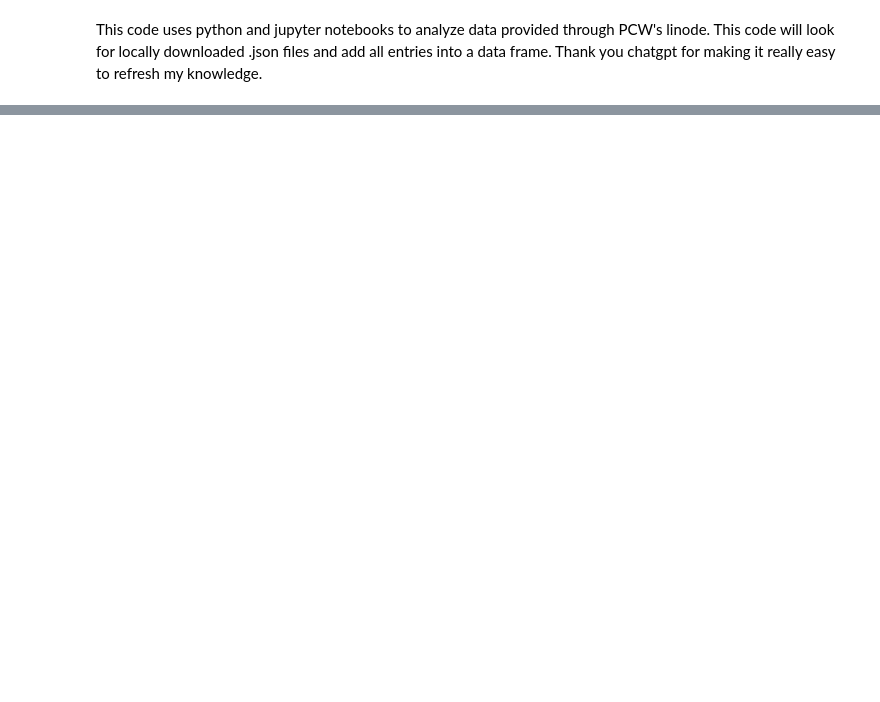
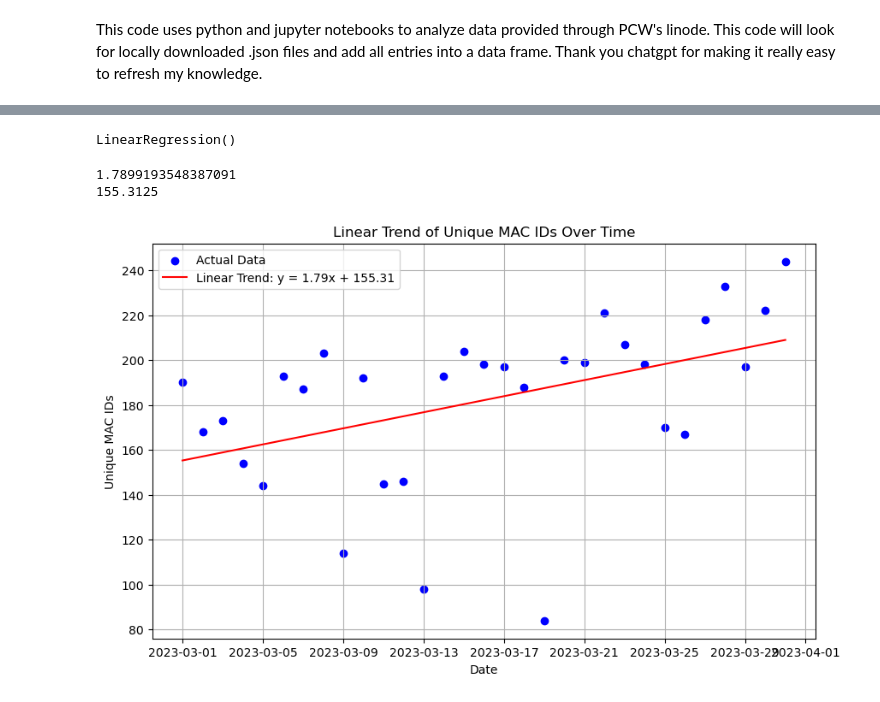
Before and after one commit to phillycommunitywireless/mac_id_report_generator, a Jupyter notebook: 1PCW.ipynb, the cells around one changed output, grey strips where cells are left out. Cells and saved outputs as stored; diff of their text form; code cells hidden in the pictures; blank space fills up the shorter version.

Commit message:
Added linear regression analysis.
- added linear regression to see rate of growth over time
- expanded analysis to full month of march instead of just 1-3

```diff
--- a/1PCW.ipynb
+++ b/1PCW.ipynb
@@ -190,3 +212,4 @@ plt.show()
 # %%
-#downward trend may be explained by us not having the full month. Due to the fact that some data entries seem to be saved in the future files,
-#we may be missing all information
+# Convert dates to days since the first date
+df1 = filtered_df
+print(df1)
@@ -192,0 +234,4 @@ plt.show()
+# %%
+# Step 1: Convert dates to days since the first date
+df1.loc[:, 'Days'] = (df1['Date'] - df1['Date'].min()).dt.days
+print(df1)
@@ -192,0 +256,32 @@ plt.show()
+# %%
+# Step 2: Fit the Linear Regression Model
+X = df1[['Days']]
+y = df1['Unique MAC IDs']
+# %%
+#create the model
+model = LinearRegression()
+model.fit(X, y)
+# %% [output]
+LinearRegression()
+# %%
+# Get the slope (coefficient) and intercept of the regression line
+slope = model.coef_[0]
+intercept = model.intercept_
+print(slope)
+print(intercept)
+# %% [output]
+1.7899193548387091
+155.3125
+# %%
+# Step 3: Visualize the trend
+plt.figure(figsize=(10, 6))
+plt.scatter(df1['Date'], df1['Unique MAC IDs'], color='blue', label='Actual Data')
+plt.plot(df1['Date'], model.predict(X), color='red', label=f'Linear Trend: y = {slope:.2f}x + {intercept:.2f}')
+plt.xlabel('Date')
+plt.ylabel('Unique MAC IDs')
+plt.title('Linear Trend of Unique MAC IDs Over Time')
+plt.legend()
+plt.grid(True)
+plt.show()
+# %% [output]
+[figure, added]
```
Also changed, not shown: parts of 14 cells of this notebook.
